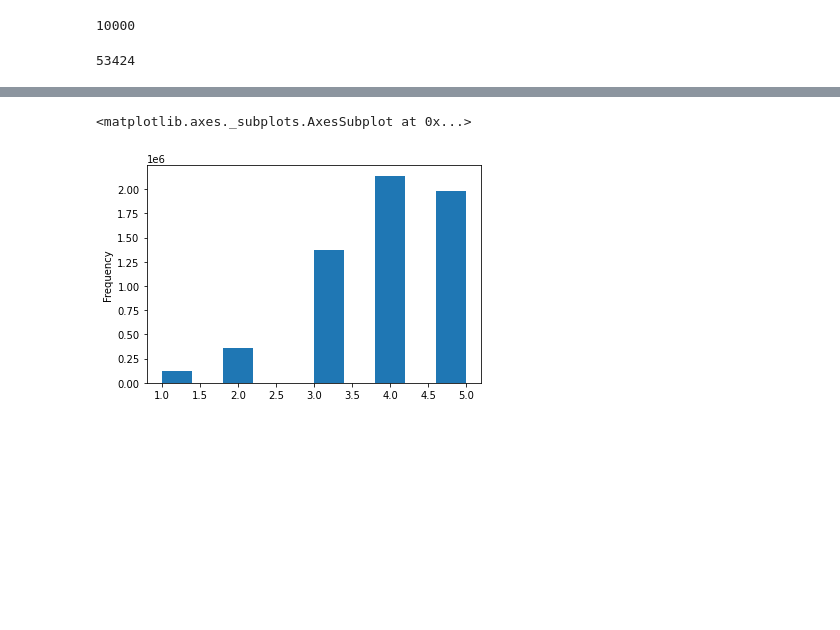
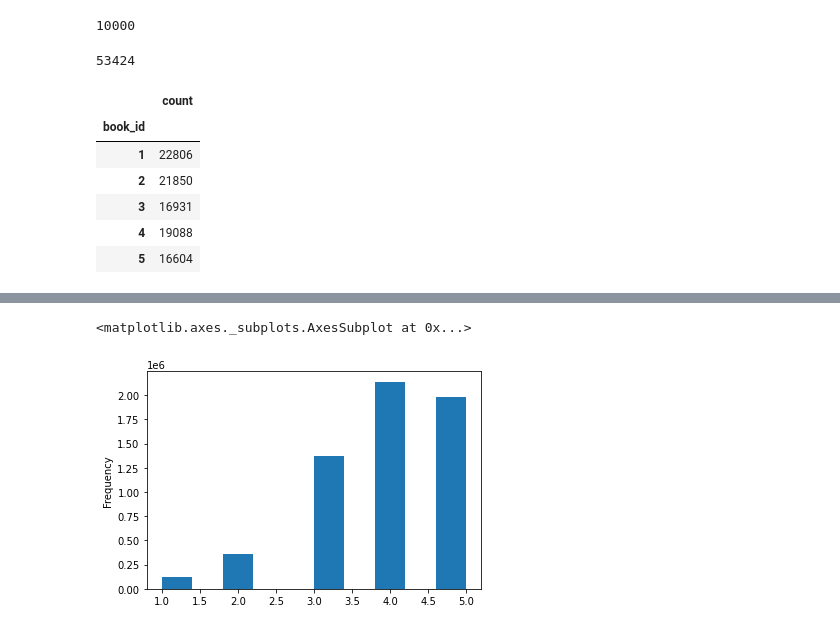
Before and after one commit to tiago-nogueira/sistema-de-recomendacao, a Jupyter notebook: Análise_exploratória.ipynb, the cells around one changed output, grey strips where cells are left out. Drawn from its saved outputs; the diff is of its cells as text; code cells hidden in the pictures; blank space fills up the shorter version.

```diff
--- a/Análise_exploratória.ipynb
+++ b/Análise_exploratória.ipynb
@@ -49,3 +49,14 @@ ratings['book_id'].nunique()
 ratings['user_id'].nunique()
 # %% [output]
 53424
+# %%
+cont = ratings.groupby('book_id')['rating'].agg(['count'])
+cont.head()
+# %% [output]
+|  | count |
+| book_id |  |
+| 1 | 22806 |
+| 2 | 21850 |
+| 3 | 16931 |
+| 4 | 19088 |
+| 5 | 16604 |
```
Also changed, not shown: parts of 9 cells of this notebook.
